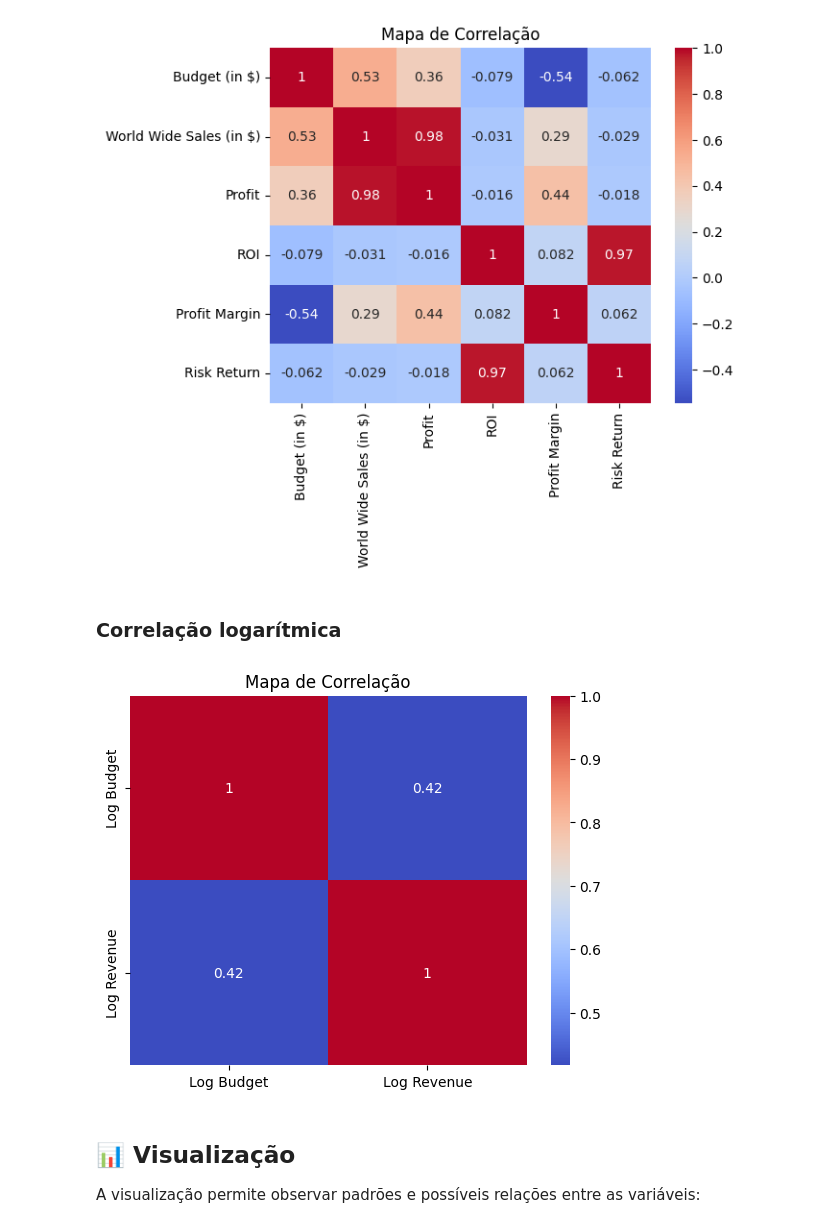
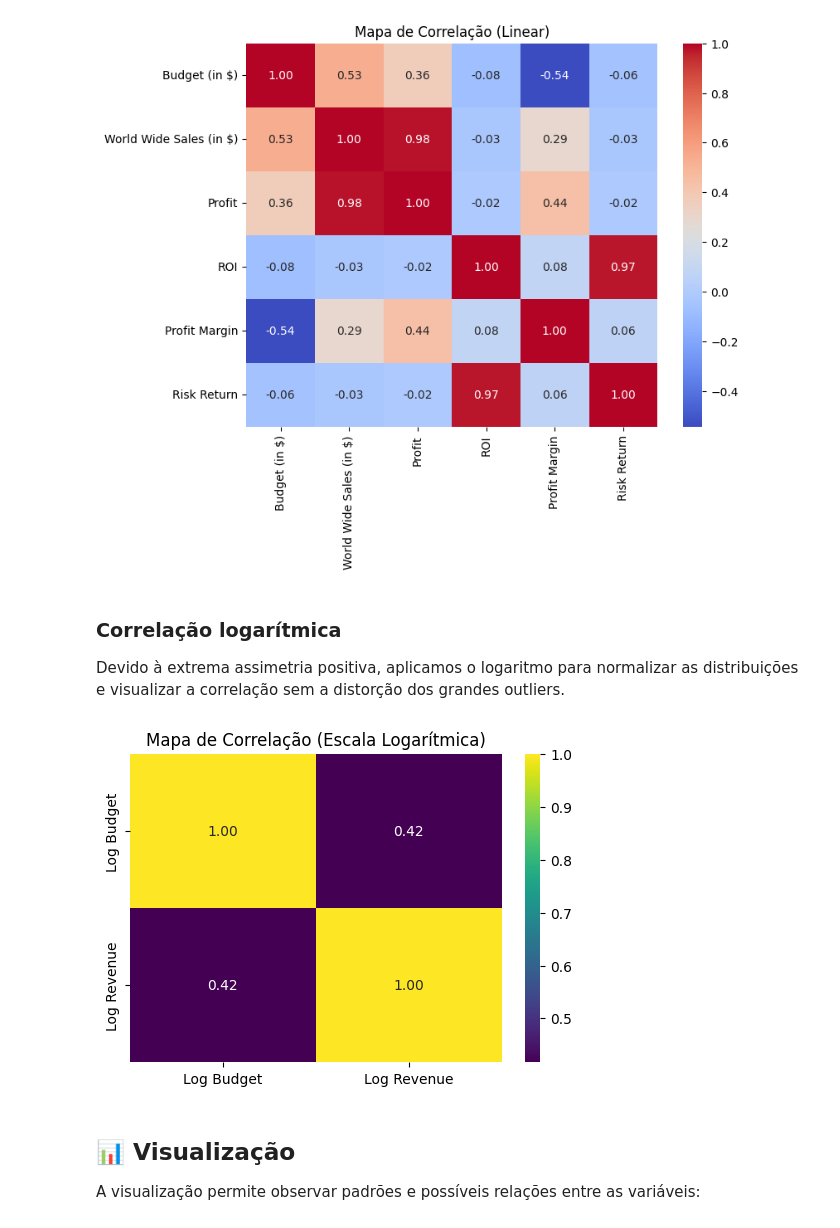
Before and after one commit to gabrielaniceto1/TrabalhoEstatistica, a Jupyter notebook: pergunta2.ipynb, the cells around one changed output. Saved outputs shown, nothing was run; the diff lists cells and outputs as text; code cells hidden in the pictures.

```diff
--- a/pergunta2.ipynb
+++ b/pergunta2.ipynb
@@ -82,0 +125,8 @@ df
+# %%
+from scipy.stats import zscore
+
+df['Z-Score Budget'] = zscore(df['Budget (in $)'])
+df['Z-Score Revenue'] = zscore(df['World Wide Sales (in $)'])
+
+# Exibindo os 5 filmes mais fora da curva (Outliers extremos) baseados no Orçamento
+display(df[['Title', 'Budget (in $)', 'Z-Score Budget', 'World Wide Sales (in $)', 'Z-Score Revenue']].sort_values(by='Z-Score Budget', ascending=False).head())
@@ -124,28 +200,34 @@ df
 # %%
+plt.figure(figsize=(8, 6))
 sns.heatmap(
     df[['Budget (in $)', 'World Wide Sales (in $)', 'Profit', 'ROI', 'Profit Margin', 'Risk Return']].corr(),
     annot=True,
-    cmap='coolwarm'
+    cmap='coolwarm',
+    fmt=".2f"
 )
-plt.title('Mapa de Correlação')
+plt.title('Mapa de Correlação (Linear)')
 plt.show()
 # %% [output]
-[figure, old version]
+[figure, new version]
 # %% [markdown]
 ### Correlação logarítmica
+
+Devido à extrema assimetria positiva, aplicamos o logaritmo para normalizar as distribuições e visualizar a correlação sem a distorção dos grandes outliers.
 # %%
 df['Log Budget'] = np.log(df['Budget (in $)'])
 df['Log Revenue'] = np.log(df['World Wide Sales (in $)'])
 
+plt.figure(figsize=(6, 4))
 sns.heatmap(
     df[['Log Budget', 'Log Revenue']].corr(),
     annot=True,
-    cmap='coolwarm'
+    cmap='viridis',
+    fmt=".2f"
 )
-plt.title('Mapa de Correlação')
+plt.title('Mapa de Correlação (Escala Logarítmica)')
 plt.show()
 # %% [output]
-[figure, old version]
+[figure, new version]
 # %% [markdown]
 ## 📊 Visualização
 
```
Also changed, not shown: parts of 15 cells of this notebook.
